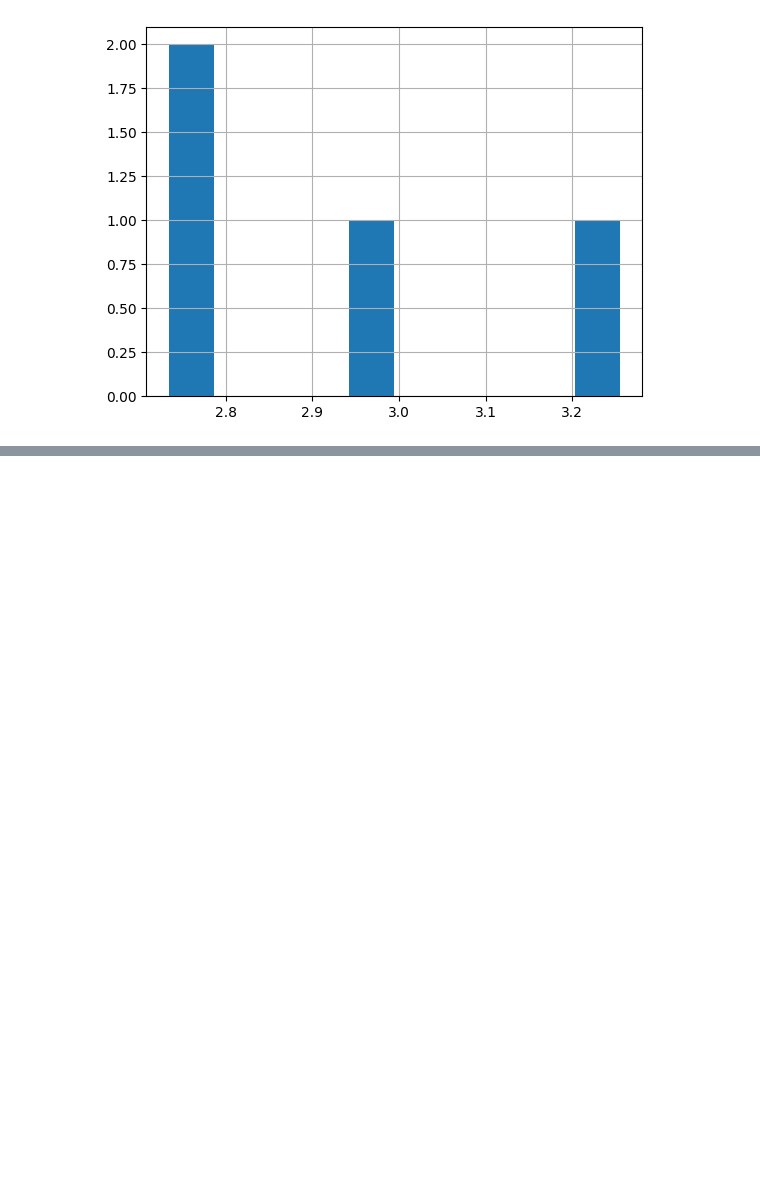
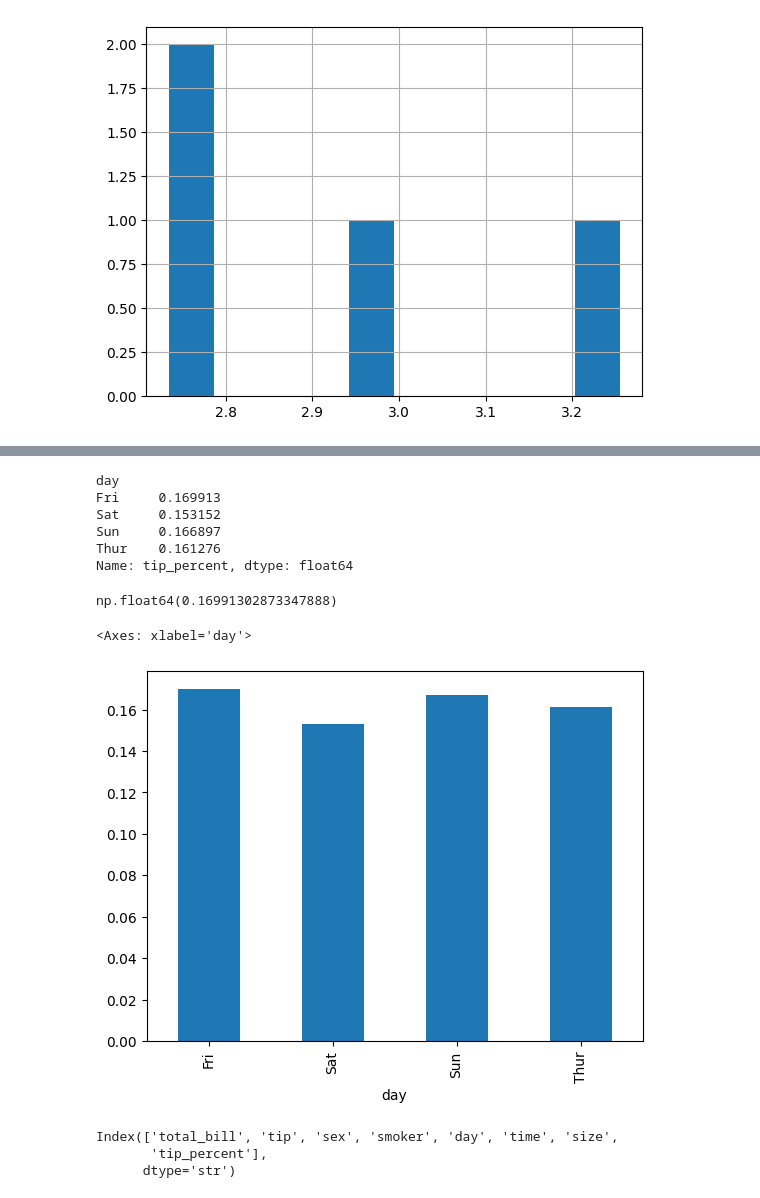
Before and after one commit to asthra-r15/Restaurant-tips-analysis, a Jupyter notebook: practice.ipynb, the cells around one changed output, grey strips where cells are left out. Cells and saved outputs as stored; diff of their text form; code cells hidden in the pictures; blank space fills up the shorter version.

Commit message:
added tip percentage analysis and visualization

```diff
--- a/practice.ipynb
+++ b/practice.ipynb
@@ -147,3 +147,5 @@ df.groupby("day")["tip"].mean().hist()
 # %% [output]
 <Axes: >
 [figure]
+# %%
+df["tip_percent"] = df["tip"] / df["total_bill"]
@@ -149,0 +161,25 @@ df.groupby("day")["tip"].mean().hist()
+# %%
+df.groupby("day")["tip_percent"].mean()
+# %% [output]
+day
+Fri     0.169913
+Sat     0.153152
+Sun     0.166897
+Thur    0.161276
+Name: tip_percent, dtype: float64
+# %%
+df.groupby("day")["tip_percent"].mean().max()
+# %% [output]
+np.float64(0.16991302873347888)
+# %%
+x=df.groupby("day")["tip_percent"].mean()
+x.plot(kind="bar")
+# %% [output]
+<Axes: xlabel='day'>
+[figure, added]
+# %%
+df.columns
+# %% [output]
+Index(['total_bill', 'tip', 'sex', 'smoker', 'day', 'time', 'size',
+       'tip_percent'],
+      dtype='str')
```
Also changed, not shown: parts of 1 cell of this notebook.
